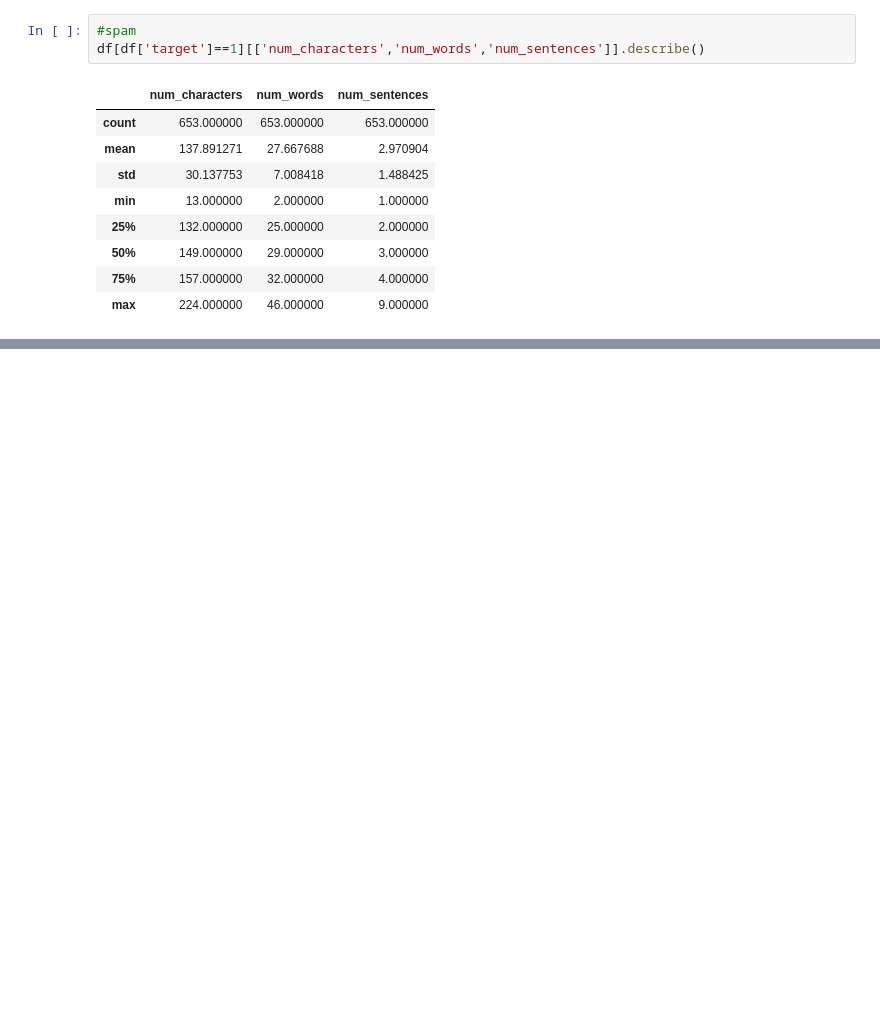
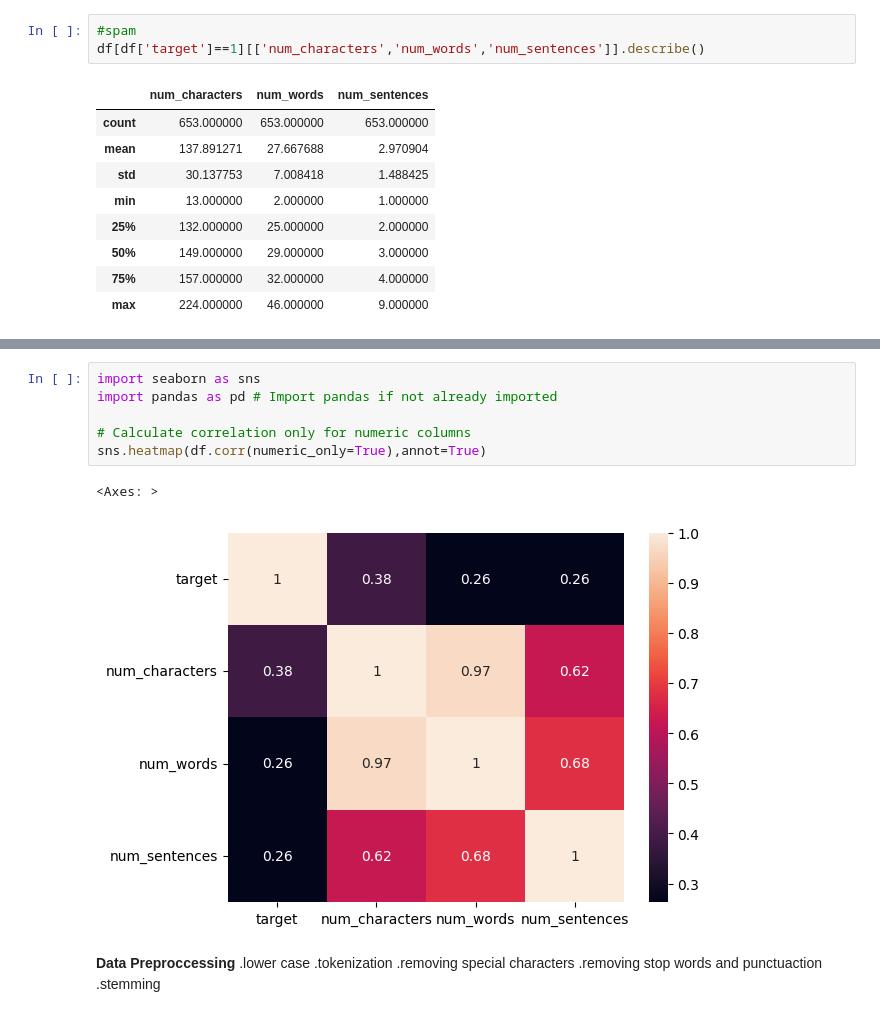
Before and after one commit to Prathambiradr12345/DATA-SCEINCE-PROJECTS, a Jupyter notebook: sms_spam_detection.ipynb, the cells around one changed output, grey strips where cells are left out. Drawn from its saved outputs; the diff is of its cells as text; blank space fills up the shorter version.

```diff
--- a/sms_spam_detection.ipynb
+++ b/sms_spam_detection.ipynb
@@ -257,0 +277,16 @@ df[df['target']==1][['num_characters','num_words','num_sentences']].describe()
+# %%
+import seaborn as sns
+import pandas as pd # Import pandas if not already imported
+
+# Calculate correlation only for numeric columns
+sns.heatmap(df.corr(numeric_only=True),annot=True)
+# %% [output]
+<Axes: >
+[figure, added]
+# %% [markdown]
+**Data Preproccessing**
+.lower case
+ .tokenization
+ .removing special characters
+ .removing stop words and punctuaction
+ .stemming
```
Also changed, not shown: parts of 3 cells of this notebook.
